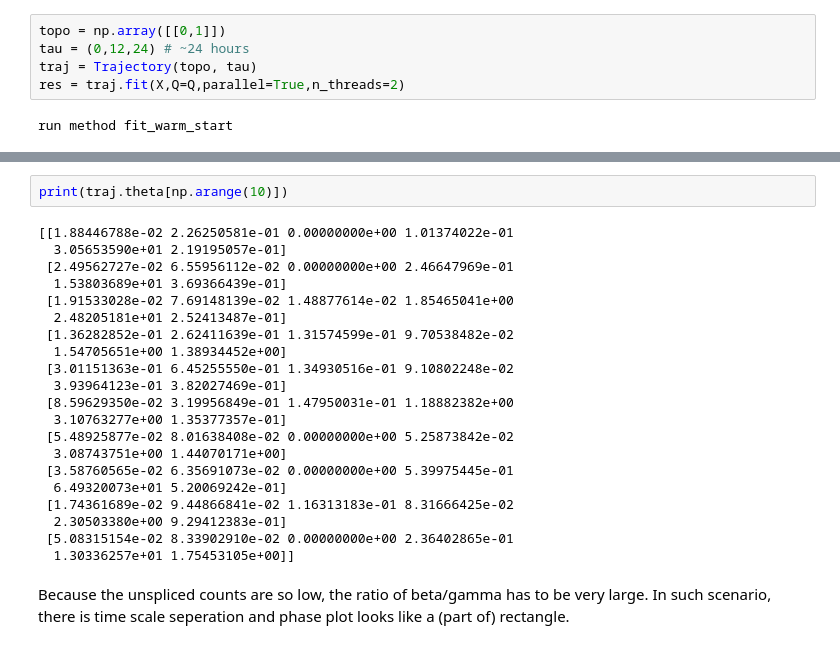
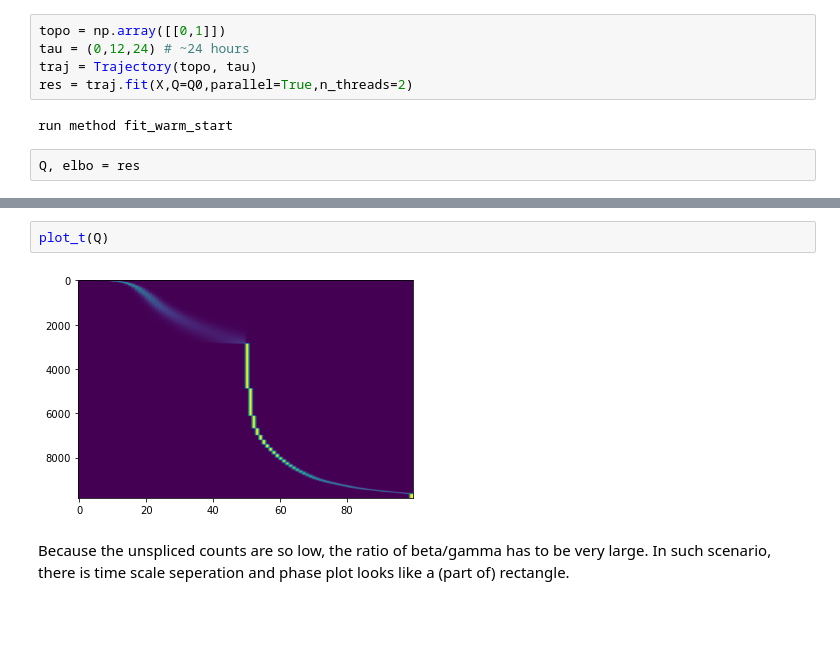
Before and after one commit to pachterlab/FGP_2024, a Jupyter notebook: notebooks/Barile.ipynb, the cells around one changed output, grey strips where cells are left out. Cells and saved outputs as stored; diff of their text form; blank space fills up the shorter version.

```diff
--- a/notebooks/Barile.ipynb
+++ b/notebooks/Barile.ipynb
@@ -164,7 +169,9 @@ plt.imshow(Q[:,0],aspect='auto');
 topo = np.array([[0,1]])
 tau = (0,12,24) # ~24 hours
 traj = Trajectory(topo, tau)
-res = traj.fit(X,Q=Q,parallel=True,n_threads=2)
+res = traj.fit(X,Q=Q0,parallel=True,n_threads=2)
 # %% [output]
 run method fit_warm_start
+# %%
+Q, elbo = res
 # %%
@@ -185,26 +194,7 @@ plot_phase(X,Q,traj,idx=np.arange(10),gene_name=fitted_genes)
 # %%
-print(traj.theta[np.arange(10)])
+plot_t(Q)
 # %% [output]
-[[1.88446788e-02 2.26250581e-01 0.00000000e+00 1.01374022e-01
-  3.05653590e+01 2.19195057e-01]
- [2.49562727e-02 6.55956112e-02 0.00000000e+00 2.46647969e-01
-  1.53803689e+01 3.69366439e-01]
- [1.91533028e-02 7.69148139e-02 1.48877614e-02 1.85465041e+00
-  2.48205181e+01 2.52413487e-01]
- [1.36282852e-01 2.62411639e-01 1.31574599e-01 9.70538482e-02
-  1.54705651e+00 1.38934452e+00]
- [3.01151363e-01 6.45255550e-01 1.34930516e-01 9.10802248e-02
-  3.93964123e-01 3.82027469e-01]
- [8.59629350e-02 3.19956849e-01 1.47950031e-01 1.18882382e+00
-  3.10763277e+00 1.35377357e-01]
- [5.48925877e-02 8.01638408e-02 0.00000000e+00 5.25873842e-02
-  3.08743751e+00 1.44070171e+00]
- [3.58760565e-02 6.35691073e-02 0.00000000e+00 5.39975445e-01
-  6.49320073e+01 5.20069242e-01]
- [1.74361689e-02 9.44866841e-02 1.16313183e-01 8.31666425e-02
-  2.30503380e+00 9.29412383e-01]
- [5.08315154e-02 8.33902910e-02 0.00000000e+00 2.36402865e-01
-  1.30336257e+01 1.75453105e+00]]
+[figure, added]
 # %% [markdown]
 Because the unspliced counts are so low, the ratio of beta/gamma has to be very large. In such scenario, there is time scale seperation and phase plot looks like a (part of) rectangle.
 # %% [markdown]
```
Also changed, not shown: parts of 18 cells of this notebook, 1 other file.
